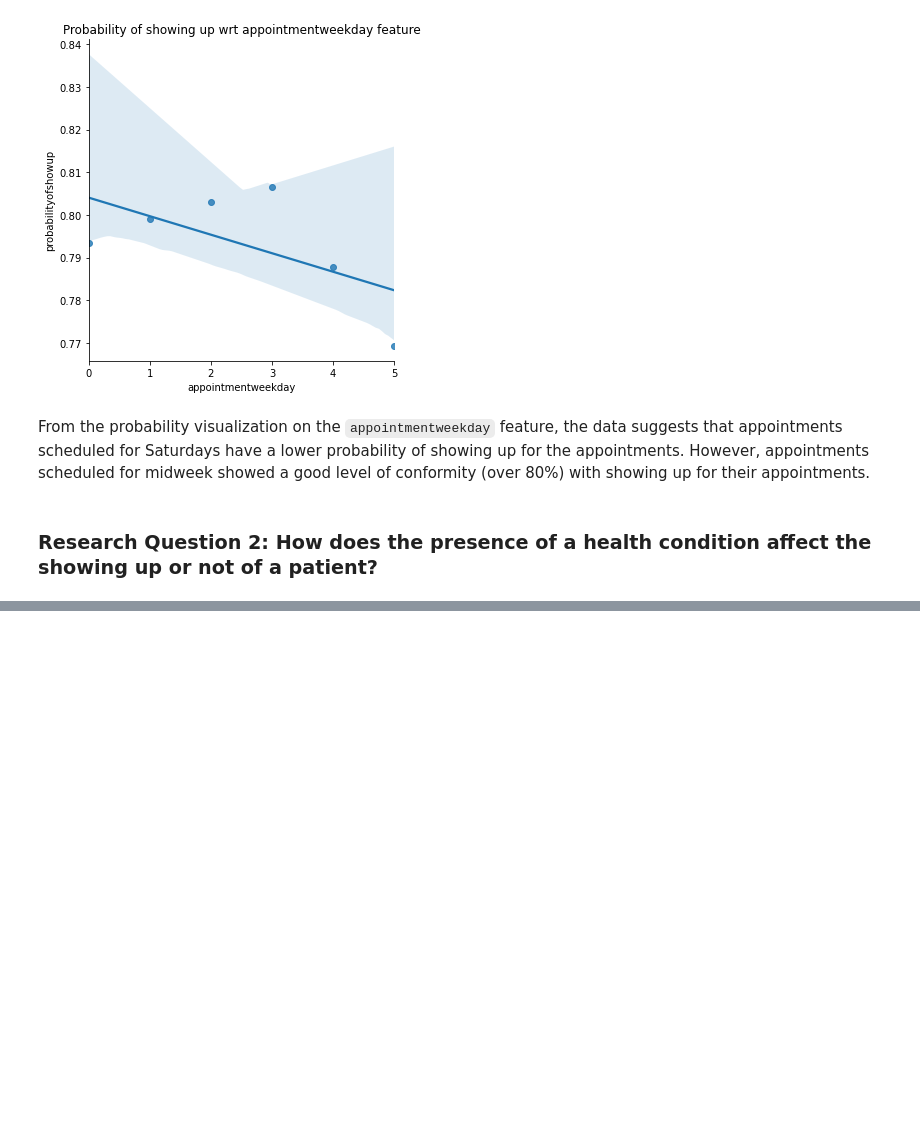
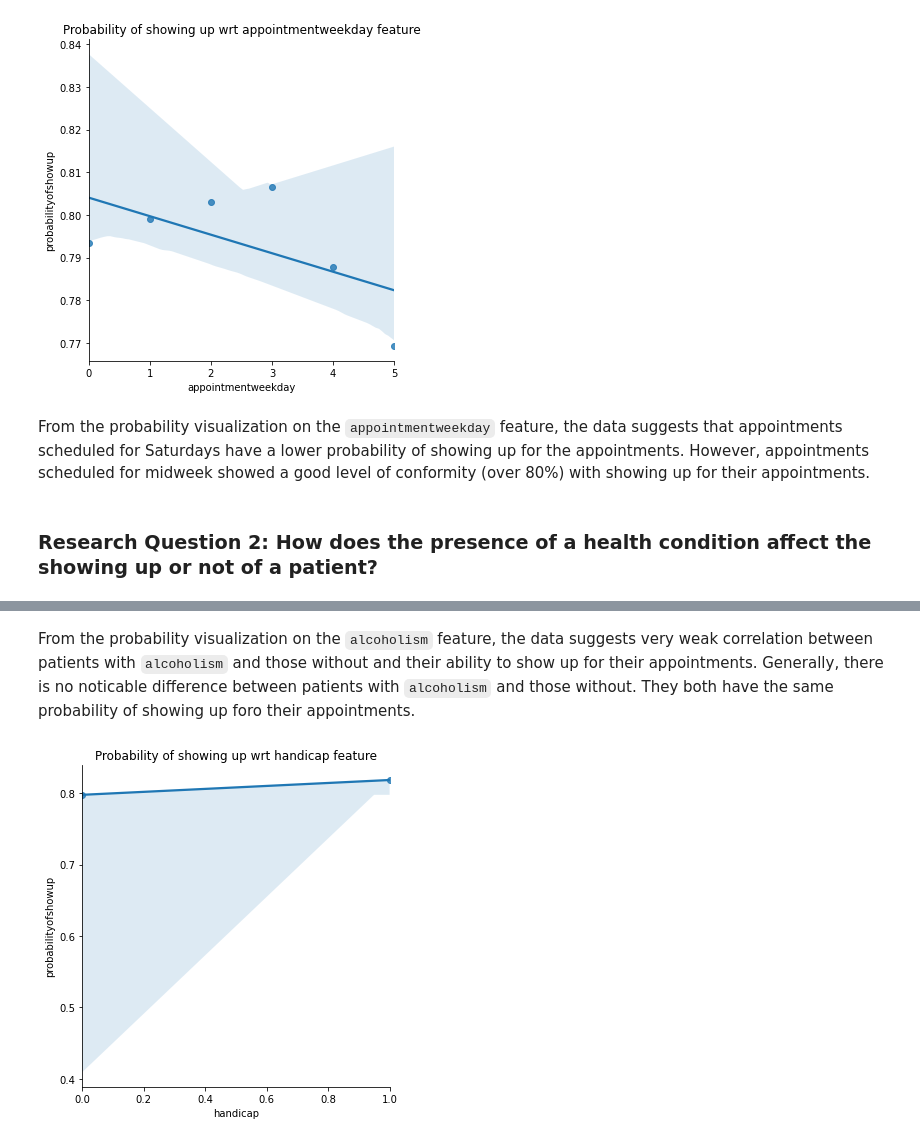
Before and after one commit to ArthurEzenwanne/investigate-a-dataset, a Jupyter notebook: Investigate_a_Dataset.ipynb, the cells around one changed output, grey strips where cells are left out. Drawn from its saved outputs; the diff is of its cells as text; code cells hidden in the pictures; blank space fills up the shorter version.

```diff
--- a/Investigate_a_Dataset.ipynb
+++ b/Investigate_a_Dataset.ipynb
@@ -593,0 +622,11 @@ From the probability visualization on the `appointmentweekday` feature, the data
+# %% [markdown]
+From the probability visualization on the `alcoholism` feature, the data suggests very weak correlation between patients with `alcoholism` and those without and their ability to show up for their appointments. Generally, there is no noticable difference between patients with `alcoholism` and those without. They both have the same probability of showing up foro their appointments.
+# %%
+# probability of patient showing up for their appointment wrt handicap feature
+sns.lmplot(data=showedup_proba(df, 'handicap'), x='handicap', y='probabilityofshowup',
+           fit_reg=True);
+plt.title('Probability of showing up wrt handicap feature');
+# plt.xticks(df.agebins, labels=['0-10', '11-24', '25-37', '38-50', '51-61', '62-115'])
+# plt.show()
+# %% [output]
+[figure, added]
```
Also changed, not shown: parts of 9 cells of this notebook.
